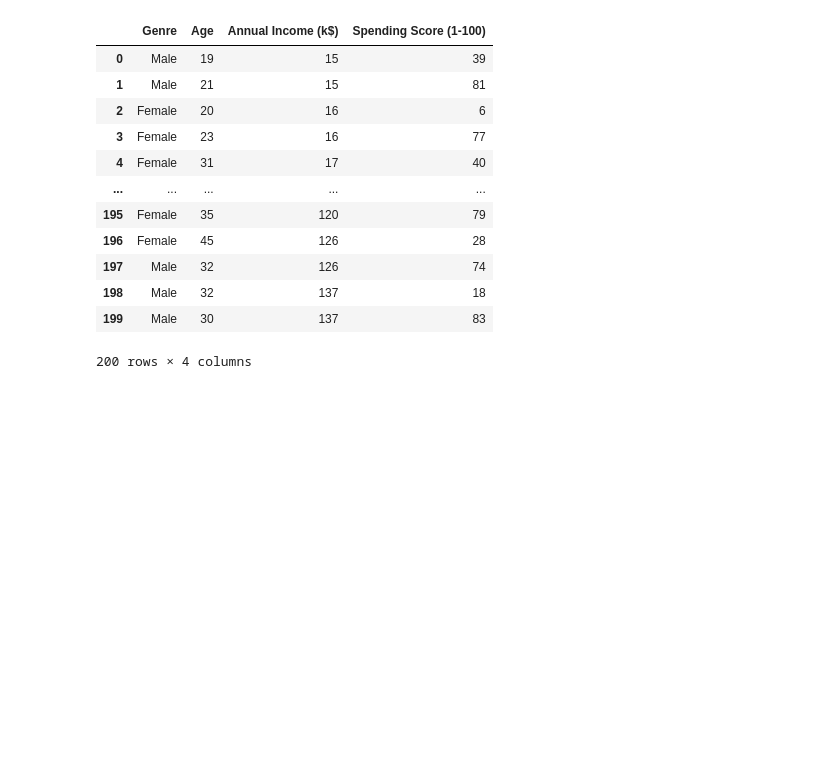
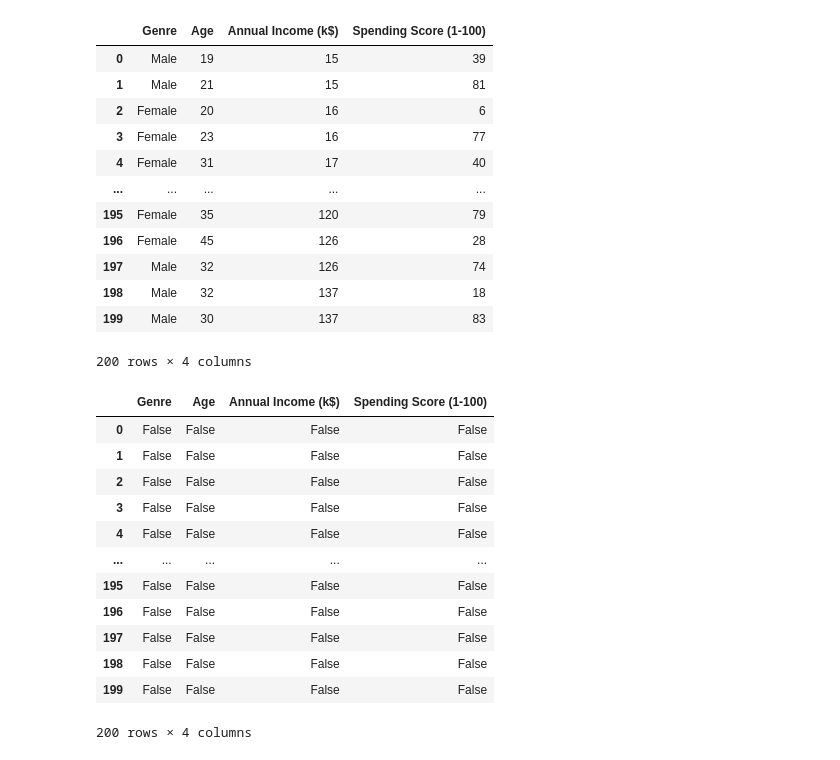
Before and after one commit to CHIRANJEET12/datareveal, a Jupyter notebook: model/dataload.ipynb, the cells around one changed output. Cells and saved outputs as stored; diff of their text form; code cells hidden in the pictures; blank space fills up the shorter version.

```diff
--- a/model/dataload.ipynb
+++ b/model/dataload.ipynb
@@ -4,7 +4,7 @@ import pandas as pd
 import matplotlib.pyplot as plt
 import seaborn as sns
 # %%
-df = pd.read_csv("csv/Mall_Customers.csv")
+df = pd.read_csv("../csv/Mall_Customers.csv", na_values=["null"])
 # %%
 df.head(), df.shape
 # %% [output]
@@ -203,3 +204,21 @@ df.dropna()
 | 198 | Male | 32 | 137 | 18 |
 | 199 | Male | 30 | 137 | 83 |
 200 rows × 4 columns
+# %%
+df.replace("null", np.nan, inplace=True)
+# %%
+df.isnull()
+# %% [output]
+|  | Genre | Age | Annual Income (k$) | Spending Score (1-100) |
+| 0 | False | False | False | False |
+| 1 | False | False | False | False |
+| 2 | False | False | False | False |
+| 3 | False | False | False | False |
+| 4 | False | False | False | False |
+| ... | ... | ... | ... | ... |
+| 195 | False | False | False | False |
+| 196 | False | False | False | False |
+| 197 | False | False | False | False |
+| 198 | False | False | False | False |
+| 199 | False | False | False | False |
+200 rows × 4 columns
```
Also changed, not shown: parts of 2 cells of this notebook, 4 other files.
